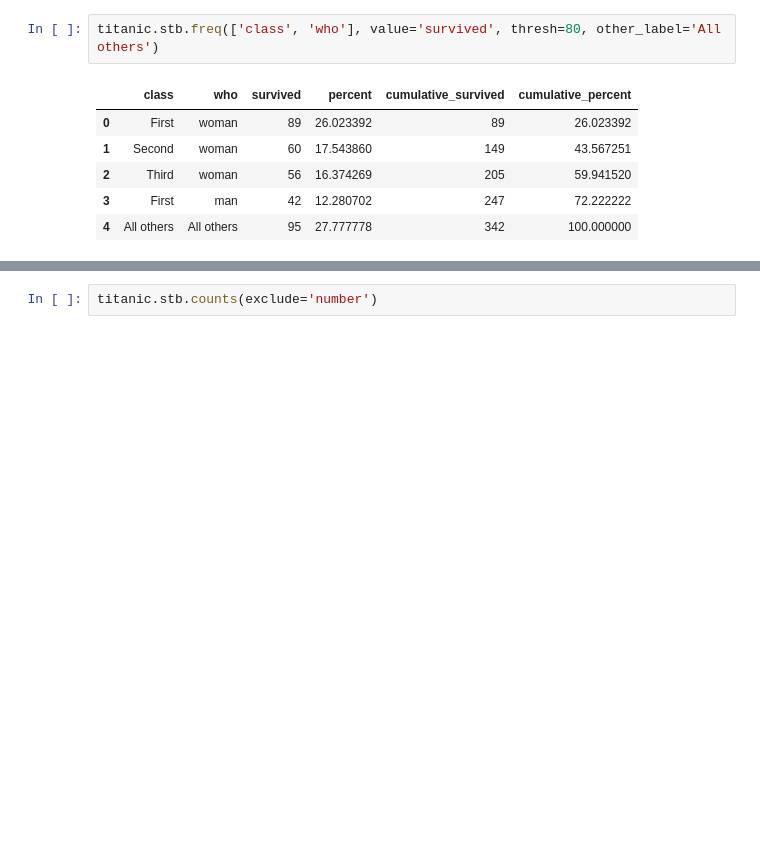
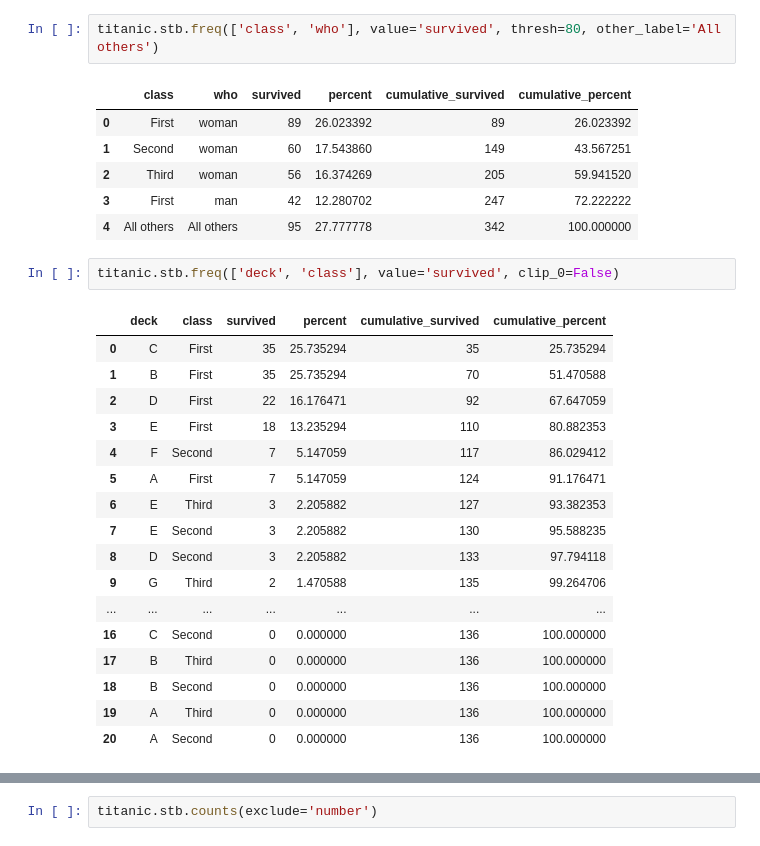
Before and after one commit to kriss024/Python, a Jupyter notebook: Summary Tools.ipynb, the cells around one changed output, grey strips where cells are left out. Saved outputs shown, nothing was run; the diff lists cells and outputs as text; blank space fills up the shorter version.

```diff
--- a/Summary Tools.ipynb
+++ b/Summary Tools.ipynb
@@ -157,3 +170,23 @@ titanic.stb.freq(['class', 'who'], value='survived', thresh=80, other_label='All
 | 2 | Third | woman | 56 | 16.374269 | 205 | 59.941520 |
 | 3 | First | man | 42 | 12.280702 | 247 | 72.222222 |
 | 4 | All others | All others | 95 | 27.777778 | 342 | 100.000000 |
+# %%
+titanic.stb.freq(['deck', 'class'], value='survived', clip_0=False)
+# %% [output]
+|  | deck | class | survived | percent | cumulative_survived | cumulative_percent |
+| 0 | C | First | 35 | 25.735294 | 35 | 25.735294 |
+| 1 | B | First | 35 | 25.735294 | 70 | 51.470588 |
+| 2 | D | First | 22 | 16.176471 | 92 | 67.647059 |
+| 3 | E | First | 18 | 13.235294 | 110 | 80.882353 |
+| 4 | F | Second | 7 | 5.147059 | 117 | 86.029412 |
+| 5 | A | First | 7 | 5.147059 | 124 | 91.176471 |
+| 6 | E | Third | 3 | 2.205882 | 127 | 93.382353 |
+| 7 | E | Second | 3 | 2.205882 | 130 | 95.588235 |
+| 8 | D | Second | 3 | 2.205882 | 133 | 97.794118 |
+| 9 | G | Third | 2 | 1.470588 | 135 | 99.264706 |
+| ... | ... | ... | ... | ... | ... | ... |
+| 16 | C | Second | 0 | 0.000000 | 136 | 100.000000 |
+| 17 | B | Third | 0 | 0.000000 | 136 | 100.000000 |
+| 18 | B | Second | 0 | 0.000000 | 136 | 100.000000 |
+| 19 | A | Third | 0 | 0.000000 | 136 | 100.000000 |
+| 20 | A | Second | 0 | 0.000000 | 136 | 100.000000 |
```
Also changed, not shown: parts of 16 cells of this notebook, 1 other file.
